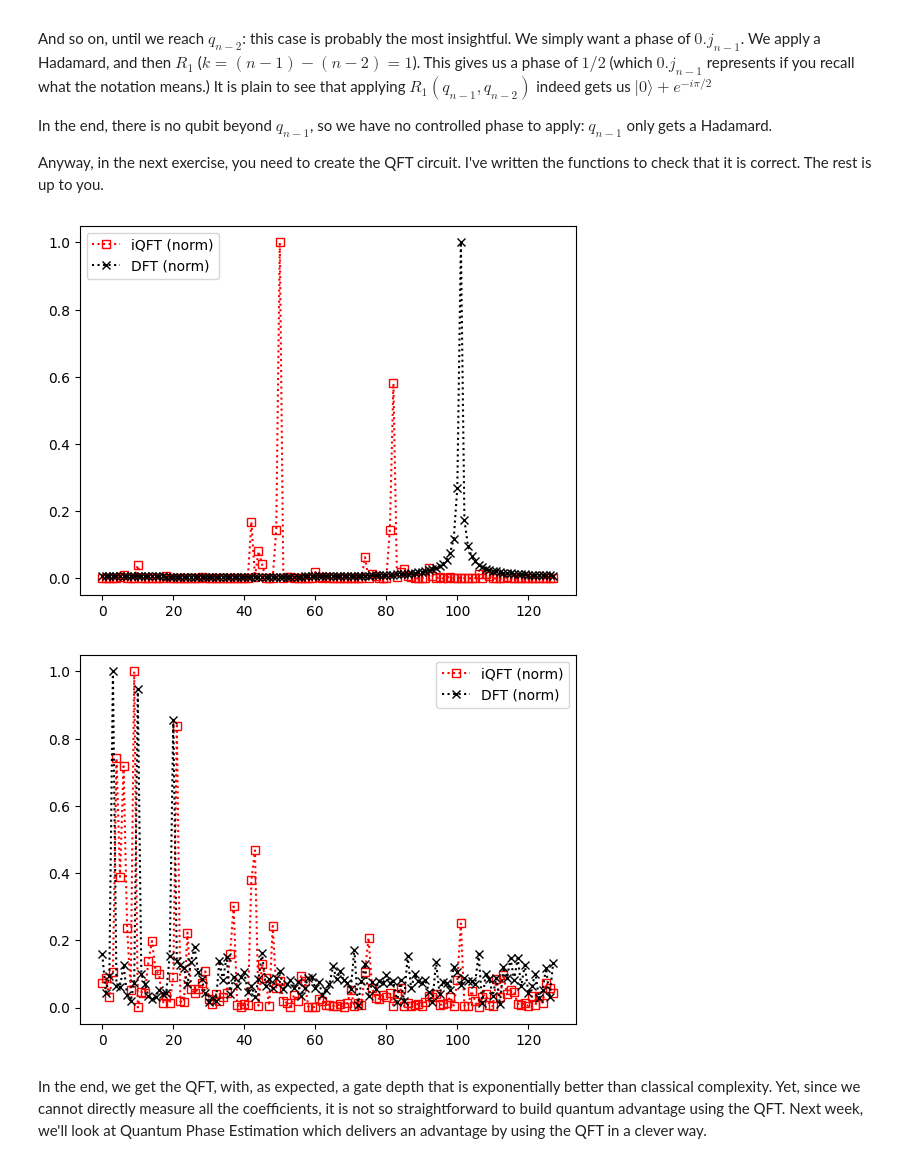
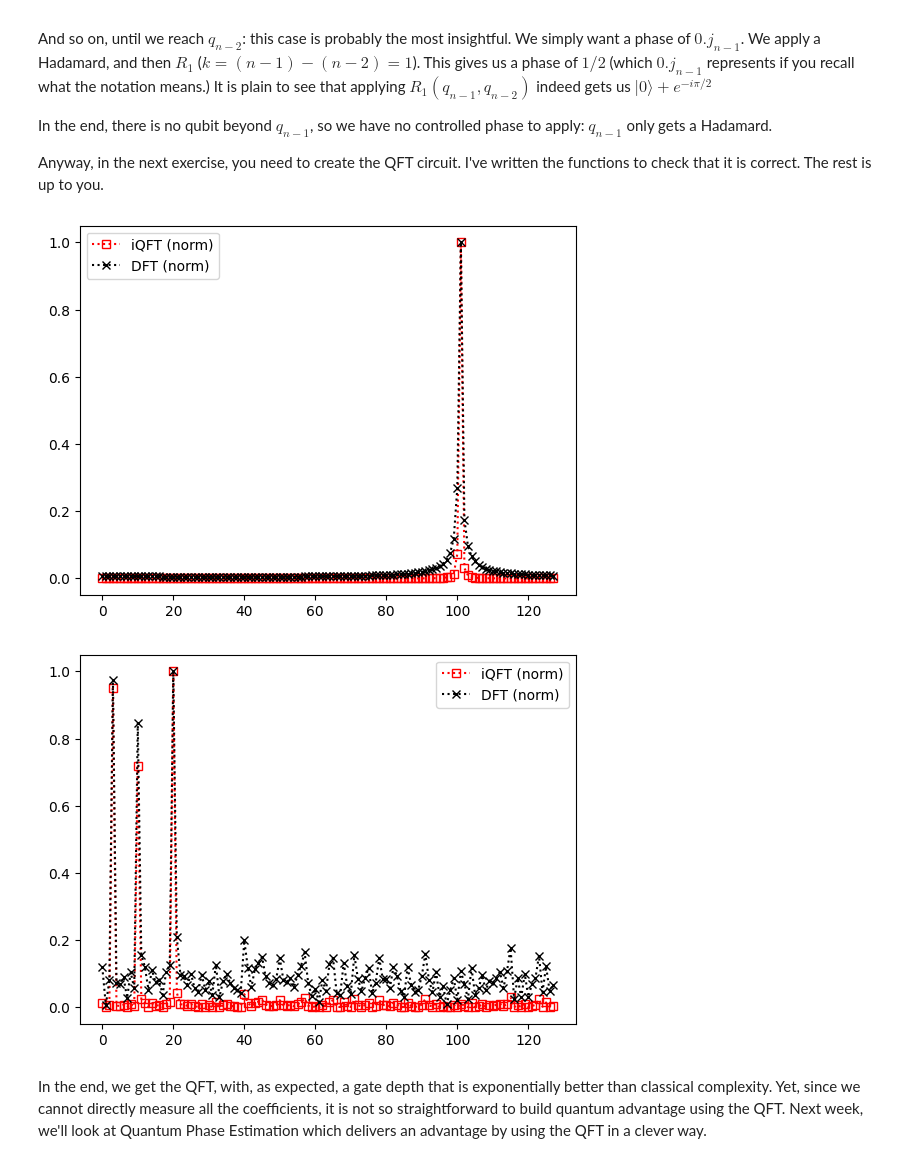
Before and after one commit to RicemanBoy/Qiskit, a Jupyter notebook: 04_fourier_transform.ipynb, the cells around one changed output. Saved outputs shown, nothing was run; the diff lists cells and outputs as text; code cells hidden in the pictures.

```diff
--- a/04_fourier_transform.ipynb
+++ b/04_fourier_transform.ipynb
@@ -46,7 +46,7 @@ import numpy as np
 def Rk(k:int)->UnitaryGate:
 
     # EXERCISE: write down the matrix
-    rk_mat= np.identity(4, dtype=complex)
+    rk_mat= np.eye(4, dtype=complex)
     rk_mat[3][3] = np.exp((2*np.pi*1j)/(2**k))
     return UnitaryGate(rk_mat)
 
@@ -88,18 +88,27 @@ def build_qft_circuit(n_qubits:int)->QuantumCircuit:
 
     circuit = QuantumCircuit(n_qubits)
 
-    circuit.reverse_bits()                  #at the beginning or the end?
+    for n in range(n_qubits):               #Apply Hadamars to all qubits first
+        circuit.h(n)
 
-    for i in range(n_qubits):               #Apply Hadamars to all qubits first
-        circuit.h(i)
+        for j in range(n+1,n_qubits):       #Apply the controlled phase gate
+            apply_controlled_rk(circuit,j-n+1,j,n)
 
-        for j in range(i+1,n_qubits):       #Apply the controlled phase gate
-            apply_controlled_rk(circuit,j-i,j,i)
+    for q in range(n_qubits//2):            #int() rounds down
+            circuit.swap(q,n_qubits-1-q)
 
-    for i in range(int(n_qubits/2)):            #int() rounds down
-            circuit.swap(i,n_qubits-1-i)
+    circuit = circuit.reverse_bits()                  #at the beginning or the end?
+    circuit = circuit.inverse()
 
-    circuit.inverse()
+    # circuit = QuantumCircuit(n_qubits)
+    # for n in range(n_qubits):
+    #     circuit.h(n)
+    #     for j in range(n+1,n_qubits):
+    #         apply_controlled_rk(circuit,j-n+1,j,n)
+    # for q in range(n_qubits//2):
+    #     circuit.swap(q,n_qubits-1-q)
+    # circuit = circuit.reverse_bits()
+    # circuit = circuit.inverse()
 
     return circuit
 
@@ -113,34 +122,34 @@ def get_qft_coefficients(n_qubits:int,initial_state:np.ndarray)->np.ndarray:
     return statevector.probabilities()
 
 
 def check_results(initial_state:np.ndarray,n_qubits:int)->None:
 
     fft_amplitudes = fft(initial_state,len(initial_state))
     amplitudes=get_qft_coefficients(n_qubits,initial_state)
 
     plt.plot(range(len(amplitudes)),np.abs(amplitudes)/np.max(np.abs(amplitudes)),"rs:",markerfacecolor='none',label="iQFT (norm)")
     plt.plot(range(len(amplitudes)),np.abs(fft_amplitudes)/np.max(np.abs(fft_amplitudes)),"kx:",label="DFT (norm)")
     plt.legend()
     plt.show()
 
 
 n_qubits=7
 
 # SIMPLE VECTOR: frequency of 100
 initial_state = np.exp(1j*100*np.pi*np.linspace(0,2,2**n_qubits))
 initial_state/=np.linalg.norm(initial_state)
 check_results(initial_state,n_qubits=n_qubits)
 
 
 # HARMONICS VECTOR + NOISE: frequencies of 3, 10, 20 + random noise
 initial_state = np.exp(1j*2*np.pi*np.random.rand(2**n_qubits))
 initial_state += np.exp(1j*np.pi*3*np.linspace(0,2,2**n_qubits))
 initial_state += np.exp(1j*np.pi*10*np.linspace(0,2,2**n_qubits))
 initial_state += np.exp(1j*np.pi*20*np.linspace(0,2,2**n_qubits))
 initial_state/=np.linalg.norm(initial_state)
 check_results(initial_state,n_qubits=n_qubits)
 # %% [output]
-[figure, old version]
+[figure, new version]
-[figure, old version]
+[figure, new version]
 # %% [markdown]
 In the end, we get the QFT, with, as expected, a gate depth that is exponentially better than classical complexity. Yet, since we cannot directly measure all the coefficients, it is not so straightforward to build quantum advantage using the QFT. Next week, we'll look at Quantum Phase Estimation which delivers an advantage by using the QFT in a clever way.
```
